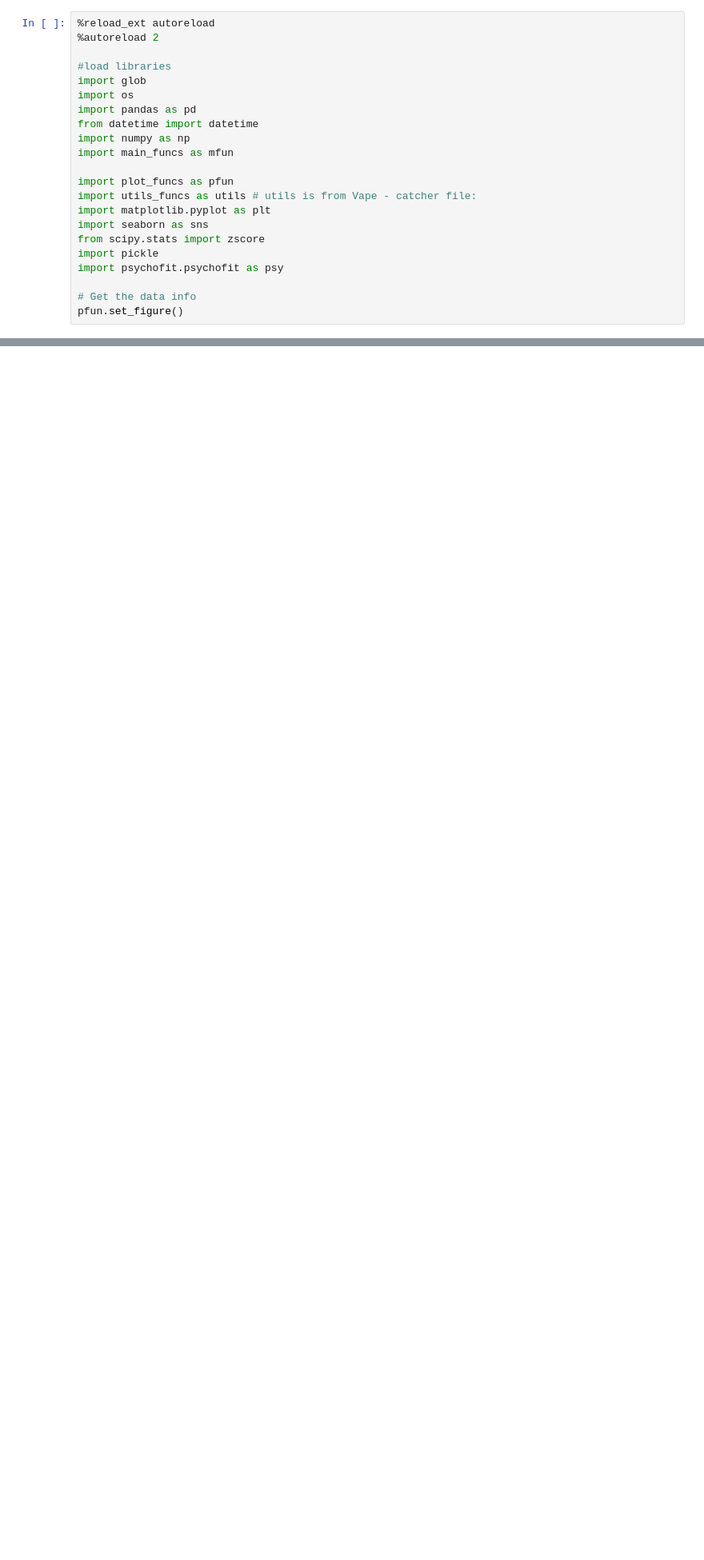
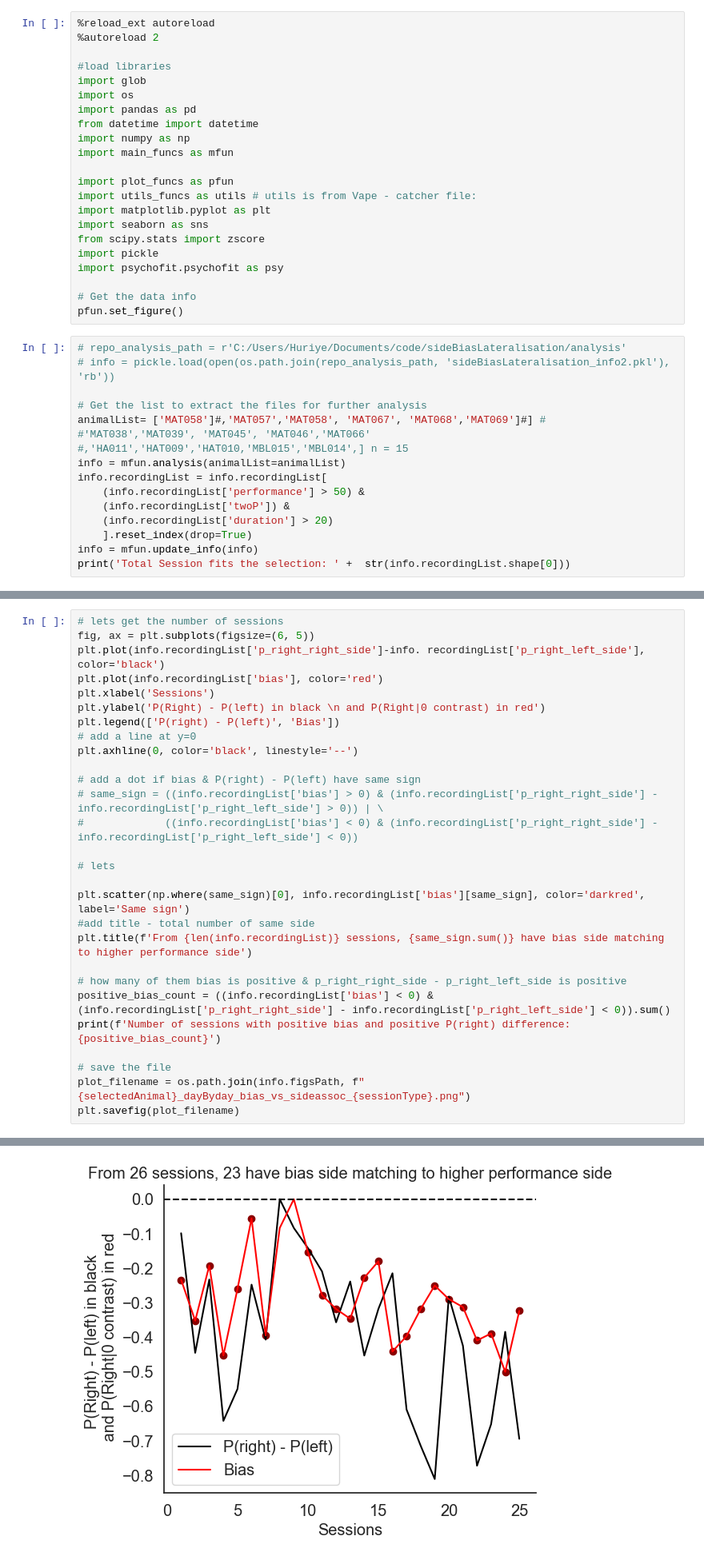
Before and after one commit to huriyeatg/sideBiasLateralisation, a Jupyter notebook: sideBiasLateralisation_combinedanalysis.ipynb, the cells around one changed output, grey strips where cells are left out. Shown at 80% size. Cells and saved outputs as stored; diff of their text form; blank space fills up the shorter version.

```diff
--- a/sideBiasLateralisation_combinedanalysis.ipynb
+++ b/sideBiasLateralisation_combinedanalysis.ipynb
@@ -20,3 +20,19 @@ import psychofit.psychofit as psy
 
 # Get the data info
 pfun.set_figure()
+# %%
+# repo_analysis_path = r'C:/Users/Huriye/Documents/code/sideBiasLateralisation/analysis'
+# info = pickle.load(open(os.path.join(repo_analysis_path, 'sideBiasLateralisation_info2.pkl'), 'rb'))
+
+# Get the list to extract the files for further analysis
+animalList= ['MAT058']#,'MAT057','MAT058', 'MAT067', 'MAT068','MAT069']#] #
+#'MAT038','MAT039', 'MAT045', 'MAT046','MAT066'
+#,'HA011','HAT009','HAT010,'MBL015','MBL014',] n = 15
+info = mfun.analysis(animalList=animalList)
+info.recordingList = info.recordingList[
+    (info.recordingList['performance'] > 50) &
+    (info.recordingList['twoP']) &
+    (info.recordingList['duration'] > 20)
+    ].reset_index(drop=True)
+info = mfun.update_info(info)
+print('Total Session fits the selection: ' +  str(info.recordingList.shape[0]))
@@ -141,0 +239,29 @@ plt.show()
+# %%
+# lets get the number of sessions
+fig, ax = plt.subplots(figsize=(6, 5))
+plt.plot(info.recordingList['p_right_right_side']-info. recordingList['p_right_left_side'], color='black')
+plt.plot(info.recordingList['bias'], color='red')
+plt.xlabel('Sessions')
+plt.ylabel('P(Right) - P(left) in black \n and P(Right|0 contrast) in red')
+plt.legend(['P(right) - P(left)', 'Bias'])
+# add a line at y=0
+plt.axhline(0, color='black', linestyle='--')
+
+# add a dot if bias & P(right) - P(left) have same sign
+# same_sign = ((info.recordingList['bias'] > 0) & (info.recordingList['p_right_right_side'] - info.recordingList['p_right_left_side'] > 0)) | \
+#             ((info.recordingList['bias'] < 0) & (info.recordingList['p_right_right_side'] - info.recordingList['p_right_left_side'] < 0))
+
+# lets
+
+plt.scatter(np.where(same_sign)[0], info.recordingList['bias'][same_sign], color='darkred', label='Same sign')
+#add title - total number of same side
+plt.title(f'From {len(info.recordingList)} sessions, {same_sign.sum()} have bias side matching to higher performance side')
+
+# how many of them bias is positive & p_right_right_side - p_right_left_side is positive
+positive_bias_count = ((info.recordingList['bias'] < 0) & (info.recordingList['p_right_right_side'] - info.recordingList['p_right_left_side'] < 0)).sum()
+print(f'Number of sessions with positive bias and positive P(right) difference: {positive_bias_count}')
+
+# save the file
+plot_filename = os.path.join(info.figsPath, f"{selectedAnimal}_dayByday_bias_vs_sideassoc_{sessionType}.png")
+plt.savefig(plot_filename)
+# %% [output]
@@ -142,3 +269,4 @@ plt.show()
+[figure, added]
 # %%
 #get info for below 0.25 bias sessions
 pfun.set_figure()
```
Also changed, not shown: parts of 15 cells of this notebook, 10 other files.
